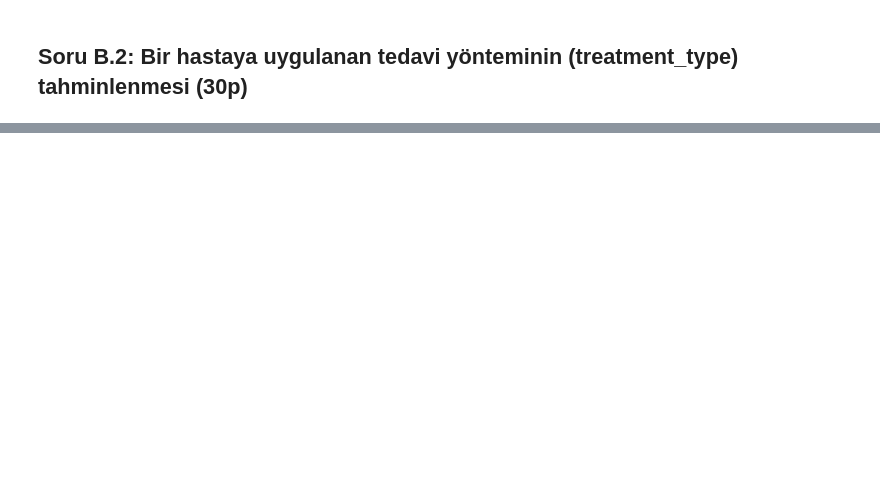
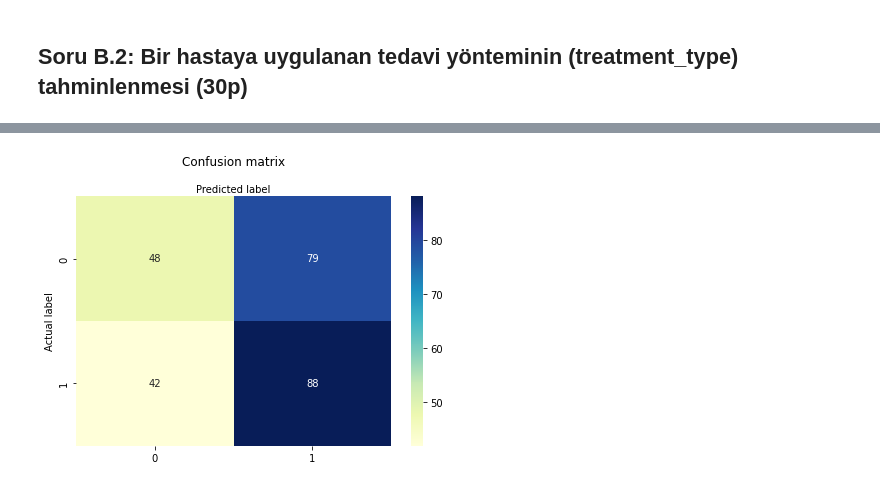
Before and after one commit to okanwyl/cancer-model, a Jupyter notebook: VBG - Proje.ipynb, the cells around one changed output, grey strips where cells are left out. Saved outputs shown, nothing was run; the diff lists cells and outputs as text; code cells hidden in the pictures; blank space fills up the shorter version.

```diff
--- a/VBG - Proje.ipynb
+++ b/VBG - Proje.ipynb
@@ -214,0 +516,87 @@ Alkol geçmişi olan ve günde 3'ten fazla sigara içen hastalarda, kanserin ilk
+# %%
+from sklearn.model_selection import train_test_split
+from sklearn.linear_model import LogisticRegression
+unCatogoricalVariables=['age_at_diagnosis','age_at_index','days_to_death']
+catagoricalCols=['primary_diagnosis']
+
+data=cancer.reset_index(inplace=False)
+
+data.drop('index',axis=1,inplace=True)
+
+y=data['treatment_type']
+data.drop('treatment_type',axis=1,inplace=True)
+
+#print(y.unique())
+y.replace(to_replace="Radiation Therapy, NOS", value = 0, inplace=True )
+y.replace(to_replace="Pharmaceutical Therapy, NOS", value = 1, inplace=True )
+y=y.astype('int32').values
+#print(y.unique())
+cv = KFold(n_splits=10, random_state=1, shuffle=True)
+
+
+
+
+
+one_hot=pd.get_dummies(data[catagoricalCols])
+
+normalized_df=(data[unCatogoricalVariables]-data[unCatogoricalVariables].min())/(data[unCatogoricalVariables].max()-data[unCatogoricalVariables].min())
+
+X=normalized_df
+X=X.values
+
+X_train,X_test,y_train,y_test=train_test_split(X,y,test_size=0.25,random_state=0)
+
+
+logreg = LogisticRegression()
+
+# fit the model with data
+logreg.fit(X_train,y_train)
+
+#
+y_pred=logreg.predict(X_test)
+
+
+
+
+acc = cross_val_score(logreg,
+                         X,
+                         y,
+                         cv=cv,
+                         scoring="accuracy")
+
+average_precision = cross_val_score(logreg,
+                        X,
+                         y,
+                          cv=cv, # 10-fold cross-validation
+                         scoring="average_precision")
+recall = cross_val_score(logreg,
+                         X,
+                         y,
+                         cv=cv, # 10-fold cross-validation
+                         scoring="recall")
+
+# import the metrics class
+from sklearn import metrics
+cnf_matrix = metrics.confusion_matrix(y_test, y_pred)
+cnf_matrix
+
+import seaborn as sns
+%matplotlib inline
+
+class_names=[0,1] # name  of classes
+fig, ax = plt.subplots()
+tick_marks = np.arange(len(class_names))
+plt.xticks(tick_marks, class_names)
+plt.yticks(tick_marks, class_names)
+# create heatmap
+sns.heatmap(pd.DataFrame(cnf_matrix), annot=True, cmap="YlGnBu" ,fmt='g')
+ax.xaxis.set_label_position("top")
+plt.tight_layout()
+plt.title('Confusion matrix', y=1.1)
+plt.ylabel('Actual label')
+plt.xlabel('Predicted label')
+
+print("Accuracy:",mean(acc))
+print("Precision:",mean(average_precision))
+print("Recall:",mean(recall))
+# %% [output]
@@ -214,0 +606 @@ Alkol geçmişi olan ve günde 3'ten fazla sigara içen hastalarda, kanserin ilk
+[figure, added]
```
Also changed, not shown: parts of 21 cells of this notebook, 1 other file.
